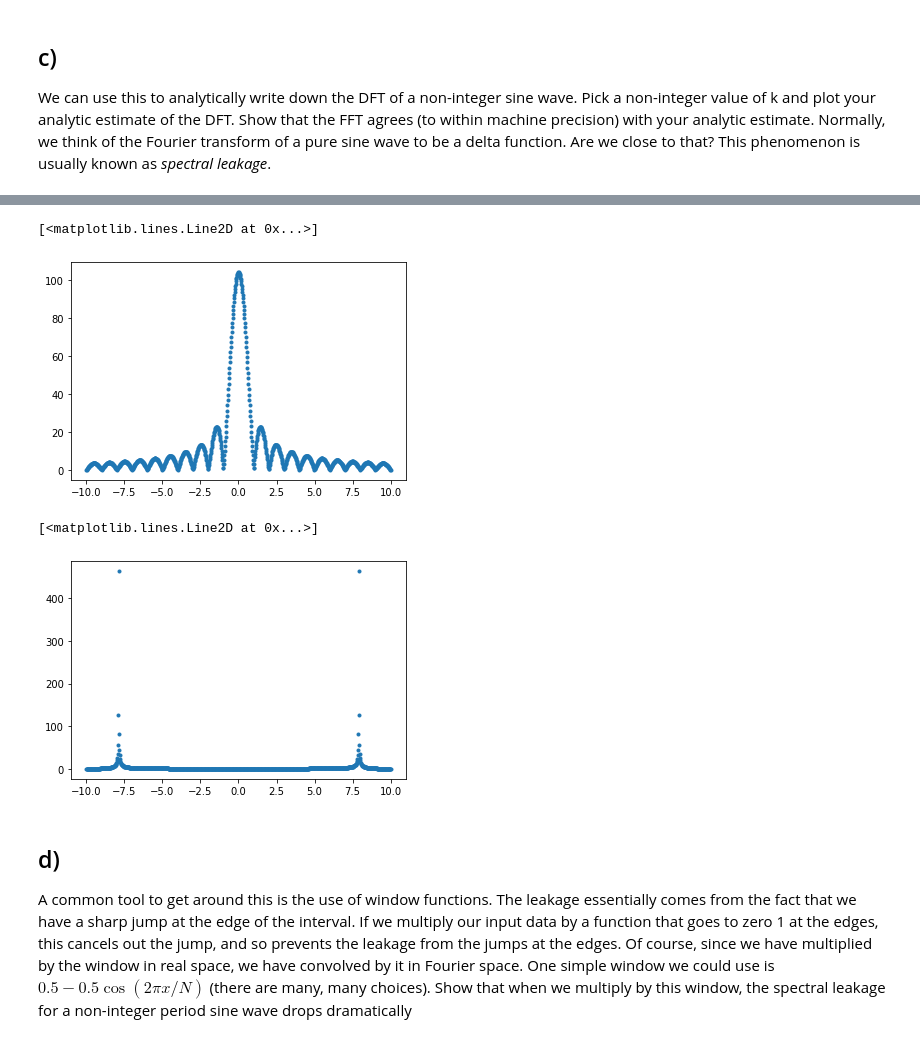
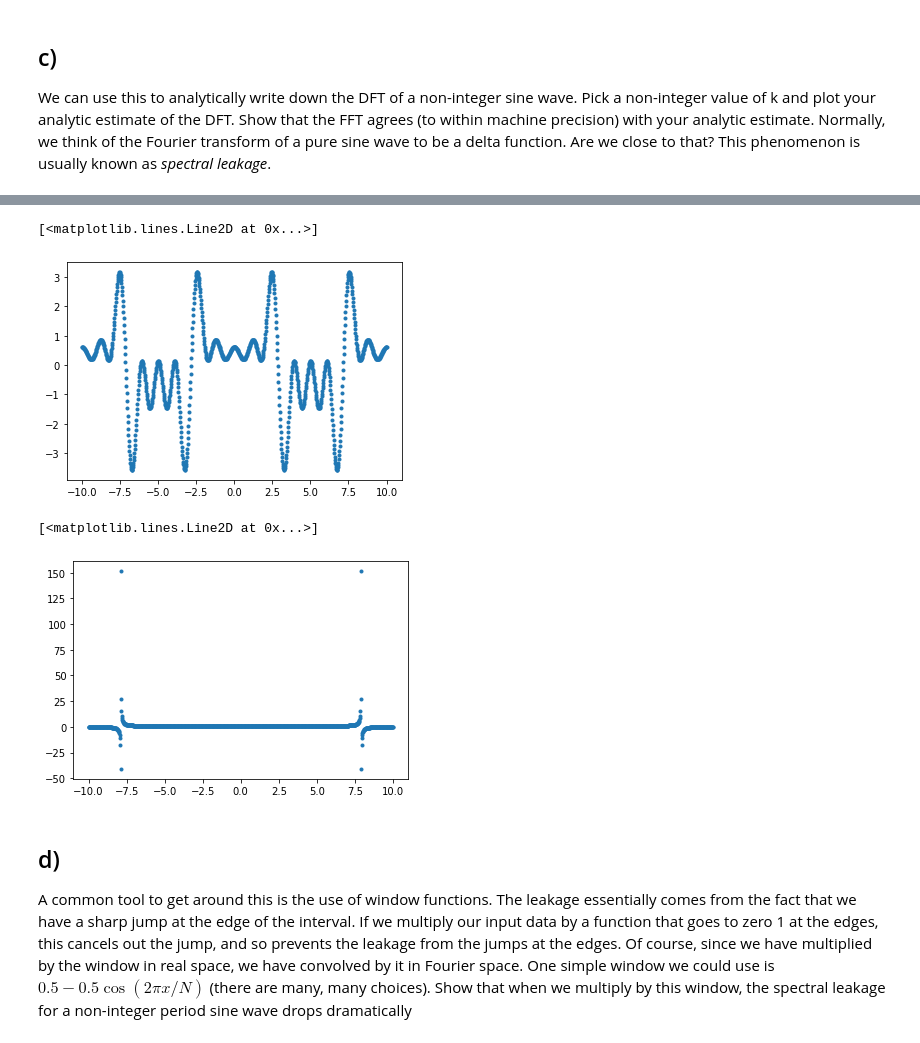
Before and after one commit to RphlFrmnt/PHYS512, a Jupyter notebook: Assign_4.ipynb, the cells around one changed output, grey strips where cells are left out. Saved outputs shown, nothing was run; the diff lists cells and outputs as text; code cells hidden in the pictures.

```diff
--- a/Assign_4.ipynb
+++ b/Assign_4.ipynb
@@ -242,3 +242,11 @@ $$\frac{1-\exp(−2πik)}{1-\exp(−2πik\big/N)} \blacksquare$$
 # %% [markdown]
 ## b)
 Show that this approaches N as k approaches zero, and is zero for any integer k that is not a multiple of N
+# %%
+k = np.linspace(-400,400,10000)
+colorline = ["r","b","g","k","y"]
+for i,N in enumerate([200,150,100,80,20]):
+    y = (1-np.exp(-2*np.pi*1j*k))/(1-np.exp(-2*np.pi*1j*k/N))
+    plt.plot(k,y,"-",label="for N = {}".format(N),color=colorline[i])
+    plt.hlines(N,-400,400,label="y = {}".format(N),linestyles='dashdot',color=colorline[i])
+plt.legend()
@@ -261,22 +289,28 @@ We can use this to analytically write down the DFT of a non-integer sine wave. P
+# %%
+# For ease, let's define a function that does eq.star
+def exp_exp(gamma,N):
+    return (1-np.exp(1j*gamma))/(1-np.exp(1j*gamma/N))
 # %%
-N = 101
-x = np.linspace(0,N-1,N)
-def f(x) : return np.sin(33.2*x)
-sum_f = np.sum(f(x))
+N = 10
+alpha = 33.2
 k = np.linspace(-10,10,1000)
-DFT = sum_f*(1-np.exp(-2*np.pi*1j*k))/(1-np.exp(-2*np.pi*1j*k/N))
-plt.plot(k,np.abs(DFT),".")
+gamma_m = alpha*N-2*np.pi*k
+gamma_p = alpha*N+2*np.pi*k
+DFT_left = exp_exp(gamma_m,N)
+DFT_right = exp_exp(-gamma_p,N)
+DFT = (DFT_left - DFT_right)/2j
+plt.plot(k,DFT,".")
 # %% [output]
 [<matplotlib.lines.Line2D at 0x...>]
-[figure, old version]
+[figure, new version]
 # %%
-x = np.linspace(-10,10,1000)
-y = np.sin(33.2*x)
+k = np.linspace(-10,10,1000)
+y = np.sin(33.2*k)
 FFT = np.fft.fft(y)
-plt.plot(x,np.abs(FFT),".")
+plt.plot(k,FFT,".")
 # %% [output]
 [<matplotlib.lines.Line2D at 0x...>]
-[figure, old version]
+[figure, new version]
 # %% [markdown]
 ## d)
 A common tool to get around this is the use of window functions. The leakage essentially comes from the fact that we have a sharp jump at the edge of the interval. If we multiply our input data by a function that goes to zero 1 at the edges, this cancels out the jump, and so prevents the leakage from the jumps at the edges. Of course, since we have multiplied by the window in real space, we have convolved by it in Fourier space. One simple window we could use is $0.5 − 0.5 \cos(2πx/N)$ (there are many, many choices). Show that when we multiply by this window, the spectral leakage for a non-integer period sine wave drops dramatically
```
Also changed, not shown: parts of 4 cells of this notebook.
